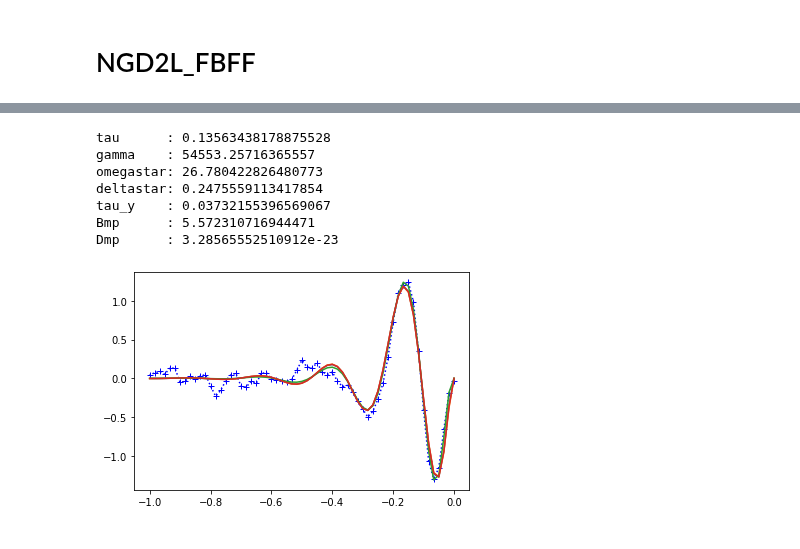
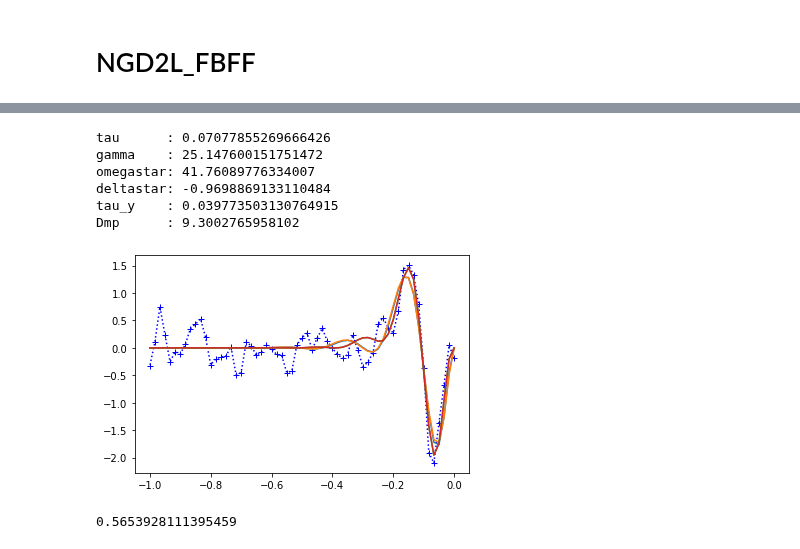
Before and after one commit to llincooi/retina_python, a Jupyter notebook: fit/NGDnL_fit_cSTA_searchAS.ipynb, the cells around one changed output, grey strips where cells are left out. Saved outputs shown, nothing was run; the diff lists cells and outputs as text; code cells hidden in the pictures.

```diff
--- a/fit/NGDnL_fit_cSTA_searchAS.ipynb
+++ b/fit/NGDnL_fit_cSTA_searchAS.ipynb
@@ -20,12 +20,12 @@ def angular_gradient(x):
 ![title](D:\GoogleDrive\retina\Chou's data\20210504\FIG\cSTA\fitNGD2Lparameter.tiff)
 # %%
 fig, ax = plt.subplots()
-exp_folder = 'D:\\GoogleDrive\\retina\\Chou\'s data\\20210504'
+exp_folder = 'D:\\GoogleDrive\\retina\\Chou\'s data\\20210413'
 annots = loadmat(exp_folder+'\\merge\\merge_0224_cSTA_wf_3min_Q100_re', squeeze_me = True)
 x = annots['bin_pos']
 x = x-np.mean(x)
 dt = 1/60
-cn = 11-1
+cn = 17-1
 
 spike = annots['reconstruct_spikes'][cn]
 rstate, _ = np.histogram(spike, np.arange(len(x)+1)*dt)
@@ -151,15 +177,14 @@ def NGD2L_TK(T, alpha, beta, gamma, g, h, tau_y, Amp):
 #     print(len(w), len(w[::10]))
     return -Amp*w[::50]/(dt)#normalized by integration
 # %%
-def NGD2L_TK_AS(T, tau, gamma, omegastar, deltastar, tau_y, Bmp, Dmp):
+def NGD2L_TK_AS(T, tau, gamma, omegastar, deltastar, tau_y, Dmp):
     dt = np.mean(np.diff(T))
     dt = dt/50
     T = np.arange(0, T[-1]+dt, dt)
     x = T/tau_y /tau_y *np.exp(-T/tau_y)*dt
 
-    Kw = -( Bmp*np.exp(-T/tau)*np.cos(T*omegastar+deltastar) + Dmp*np.exp(-gamma*T) )
+    Kw = -Dmp*( 1/np.cos(deltastar)*np.exp(-T/tau)*np.cos(T*omegastar+deltastar) -np.exp(-gamma*T) )
     w = np.convolve(x, Kw, 'full')[:len(T):50]*dt
-
     return w/(dt)
 # %%
 alpha, beta = 14.,14.
@@ -197,16 +224,14 @@ tau = 2/(alpha+beta)
 omegastar = np.sqrt(4*g-(alpha-beta)**2)/2
 deltastar = np.arctan( (beta**2-2*g-alpha*beta+alpha*gamma-beta*gamma-alpha*g*h-beta*g*h+2*gamma*g*h)
                       /(np.sqrt(4*g-(alpha-beta)**2)*(-beta+gamma+g*h)) )
-Bmp = Amp*np.sqrt(4*g*(-beta*h+alpha*h+g*h*h+1) / ((4*g-(alpha-beta)**2)*(g+alpha*beta-alpha*gamma-beta*gamma+gamma**2)) )
-Dmp = Amp*(beta-gamma-g*h)/(g+alpha*beta-alpha*gamma-beta*gamma+gamma**2)
-test_cSTA = NGD2L_TK_AS(np.abs(taxis), tau, gamma, omegastar, deltastar, tau_y, Bmp, Dmp)
+Dmp = -Amp*(beta-gamma-g*h)/(g+alpha*beta-alpha*gamma-beta*gamma+gamma**2)
+test_cSTA = NGD2L_TK_AS(np.abs(taxis), tau, gamma, omegastar, deltastar, tau_y, Dmp)
 plt.plot(taxis, test_cSTA)
-
 print('tau      :',tau)
 print('gamma    :',gamma)
 print('omegastar:',omegastar)
 print('deltastar:',deltastar)
 print('tau_y    :',tau_y)
-print('Bmp      :',Bmp)
+# print('Bmp      :',Bmp)
 print('Dmp      :',Dmp)
 # %% [output]
@@ -221,29 +257,31 @@ Dmp      : -4.878840648699224
 # %%
-tau = 2/(alpha+beta)
-omegastar = np.sqrt(4*g-(alpha-beta)**2)/2
-deltastar = 0
-Bmp = 20
-Dmp = 1
-popt,pcov = curve_fit(NGD2L_TK_AS, np.abs(taxis) , cSTA, p0=[tau, gamma, omegastar, deltastar, tau_y, Bmp, Dmp],
-                      bounds = ([0     , 0     , 0     ,-np.pi, 0     , 0     , 0     ],
-                                [np.inf, np.inf, np.inf, np.pi, 0.6   , np.inf, np.inf]) )
-[tau, gamma, omegastar, deltastar, tau_y, Bmp, Dmp] = popt
+# tau = 2/(alpha+beta)
+# omegastar = np.sqrt(4*g-(alpha-beta)**2)/2
+# deltastar = 0
+# Bmp = 20
+# Dmp = 1
+popt,pcov = curve_fit(NGD2L_TK_AS, np.abs(taxis) , cSTA, p0=[tau, gamma, omegastar, deltastar, tau_y,  Dmp],
+                      bounds = ([0     , 0     , 0     ,-np.pi, 0     , 0     ],
+                                [np.inf, np.inf, np.inf, np.pi, 0.6   , np.inf]) )
+[tau, gamma, omegastar, deltastar, tau_y,  Dmp] = popt
 print('tau      :',tau)
 print('gamma    :',gamma)
 print('omegastar:',omegastar)
 print('deltastar:',deltastar)
 print('tau_y    :',tau_y)
-print('Bmp      :',Bmp)
 print('Dmp      :',Dmp)
 fit_cSTA = NGD2L_TK_AS(np.abs(taxis), *popt).copy()
 ax.plot(taxis, fit_cSTA)
 fig
 # %% [output]
-tau      : 0.13563438178875528
-gamma    : 54553.25716365557
-omegastar: 26.780422826480773
-deltastar: 0.2475559113417854
-tau_y    : 0.03732155396569067
-Bmp      : 5.572310716944471
-Dmp      : 3.28565552510912e-23
+tau      : 0.07077855269666426
+gamma    : 25.147600151751472
+omegastar: 41.76089776334007
+deltastar: -0.9698869133110484
+tau_y    : 0.039773503130764915
+Dmp      : 9.3002765958102
-[figure, old version]
+[figure, new version]
+# %%
+np.cos(deltastar)
+# %% [output]
+0.5653928111395459
```
Also changed, not shown: parts of 10 cells of this notebook, 11 other files.
